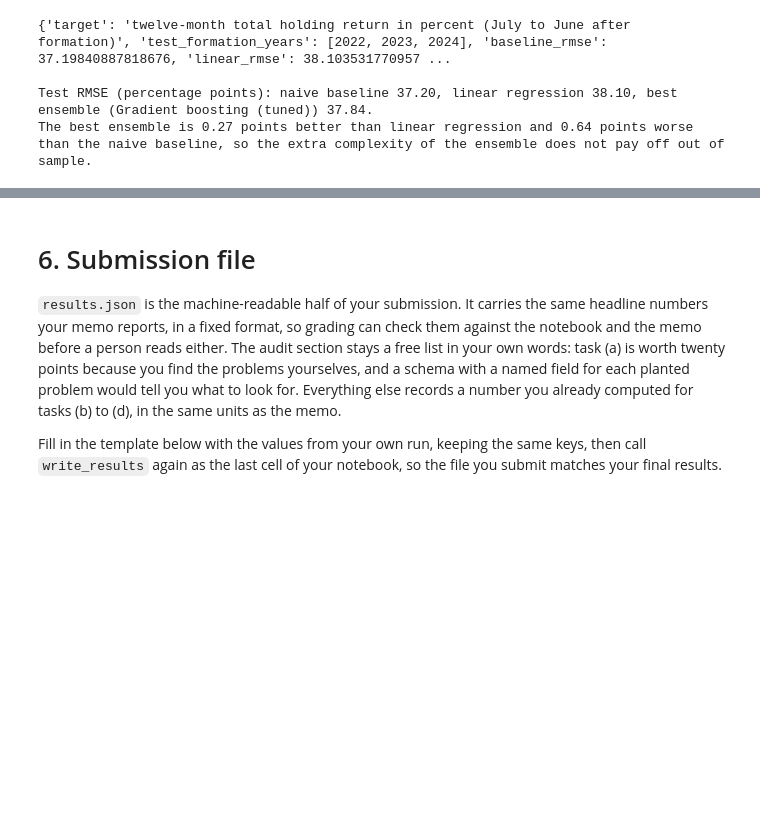
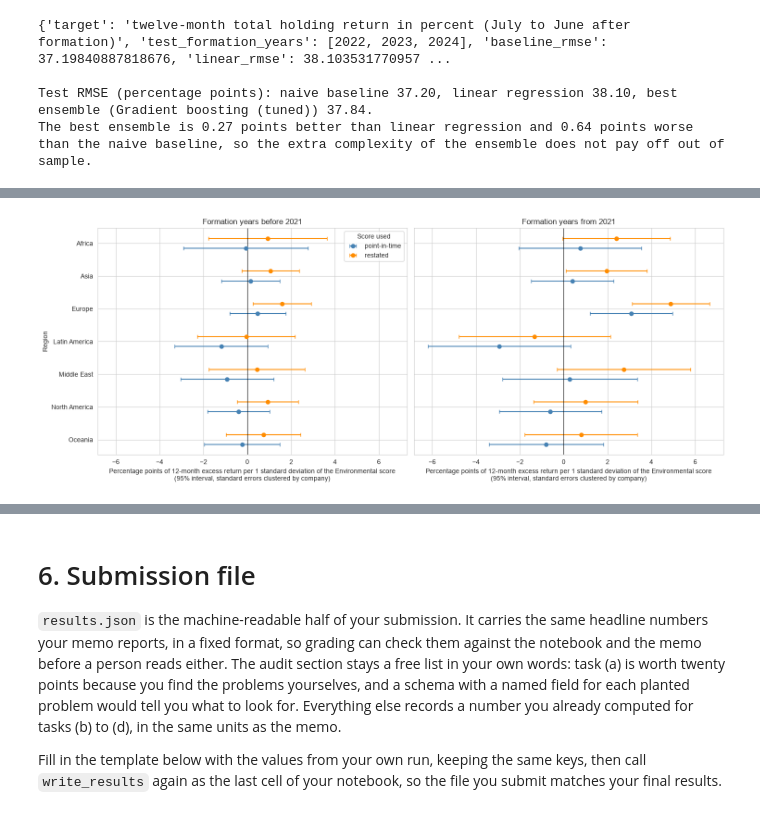
Before and after one commit to FBE5d5wqfds/EAIF-, a Jupyter notebook: group_project_AS2026/notebook/Group_Work_AS_2026_solution.ipynb, the cells around one changed output, grey strips where cells are left out. Cells and saved outputs as stored; diff of their text form; code cells hidden in the pictures; blank space fills up the shorter version.

Commit message:
Add task (c) (ESG premium by region and period), run-order guards, and computed reading for task (b)
Co-Authored-By: Claude Sonnet 5.5 <noreply@anthropic.com>

```diff
--- a/group_project_AS2026/notebook/Group_Work_AS_2026_solution.ipynb
+++ b/group_project_AS2026/notebook/Group_Work_AS_2026_solution.ipynb
@@ -945,0 +984,28 @@ The best ensemble is 0.27 points better than linear regression and 0.64 points w
+# %%
+# ---- (c) Step 1: estimation sample ----
+assert "panel_c" in globals() and "returns_c" in globals(), "Run the cells above first (Runtime > Run all)."
+import statsmodels.formula.api as smf
+from statsmodels.stats.multitest import multipletests
+
+def z_within_year(values, years):
+    # standardise within each fiscal year across all firms with a row that year
+    g = values.groupby(years)
+    return (values - g.transform("mean")) / g.transform("std")
+
+sc = panel_c[["Company_ID", "Year", "Region", "Industry", "Environmental_Score"]].merge(
+    restated[["Company_ID", "Year", "Environmental_Score"]].rename(columns={"Environmental_Score": "Env_restated"}), on=["Company_ID", "Year"])
+sc["z_pit"] = z_within_year(sc["Environmental_Score"], sc["Year"])      # point-in-time score, as first published
+sc["z_rest"] = z_within_year(sc["Env_restated"], sc["Year"])            # restated score, as a download today shows it
+
+# next 12-month excess return: fiscal year Y -> formation July Y+1 -> held to June Y+2 (full 12 months only)
+tgt = pd.concat([holding_returns(returns_c, factors, f).assign(Year=f - 1) for f in range(2013, 2025)])
+tgt = tgt[tgt["Months"] == 12][["Company_ID", "Year", "Hold_Excess_Pct"]]
+est = sc.merge(tgt, on=["Company_ID", "Year"]).assign(Formation_Year=lambda d: d["Year"] + 1)
+est["Period"] = np.where(est["Formation_Year"] < 2021, "before 2021", "from 2021")
+est["ind_year"] = est["Industry"] + "_" + est["Formation_Year"].astype(str)
+REGIONS = sorted(est["Region"].unique()); PERIODS = ["before 2021", "from 2021"]
+
+print(f"Estimation sample: {len(est):,} firm-years, {est['Company_ID'].nunique():,} firms, formation years {est['Formation_Year'].min()} to {est['Formation_Year'].max()}")
+print("Firm-years by region and period:")
+print(est.pivot_table(index="Region", columns="Period", values="Company_ID", aggfunc="size")[PERIODS].to_string())
+print(f"Mean standardised score: point-in-time {est['z_pit'].mean():.3f}, restated {est['z_rest'].mean():.3f}; mean 12-month excess return {est['Hold_Excess_Pct'].mean():.2f}%")
@@ -945,0 +1096,18 @@ The best ensemble is 0.27 points better than linear regression and 0.64 points w
+# %%
+# ---- (c) Step 3: figure ----
+assert "est_table" in globals(), "Run the cells above first (Runtime > Run all)."
+fig, axes = plt.subplots(1, 2, figsize=(15, 6), sharex=True, sharey=True)
+ypos = np.arange(len(REGIONS))[::-1]
+for ax, period in zip(axes, PERIODS):
+    for k, (version, colour) in enumerate([("point-in-time", "steelblue"), ("restated", "darkorange")]):
+        t = est_table[(est_table["version"] == version) & (est_table["period"] == period)].set_index("region").reindex(REGIONS)
+        off = (-0.15 if k == 0 else 0.15)
+        ax.errorbar(t["coef"], ypos + off, xerr=[t["coef"] - t["lo"], t["hi"] - t["coef"]], fmt="o", color=colour, capsize=3, label=version)
+    ax.axvline(0, color="black", lw=0.8)
+    ax.set_yticks(ypos); ax.set_yticklabels(REGIONS)
+    ax.set_title(f"Formation years {period}")
+    ax.set_xlabel("Percentage points of 12-month excess return per 1 standard deviation of the Environmental score\n(95% interval, standard errors clustered by company)")
+axes[0].set_ylabel("Region"); axes[0].legend(title="Score used")
+plt.tight_layout(); plt.show()
+# %% [output]
+[figure, added]
```
Also changed, not shown: parts of 21 cells of this notebook.
